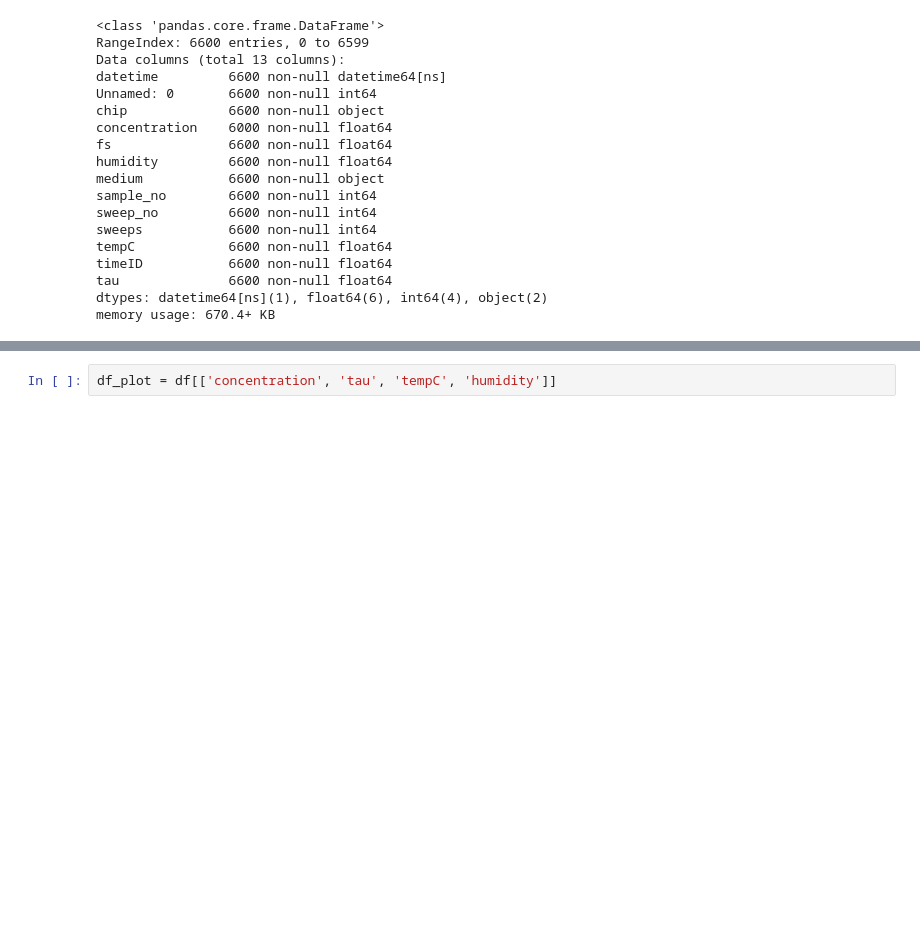
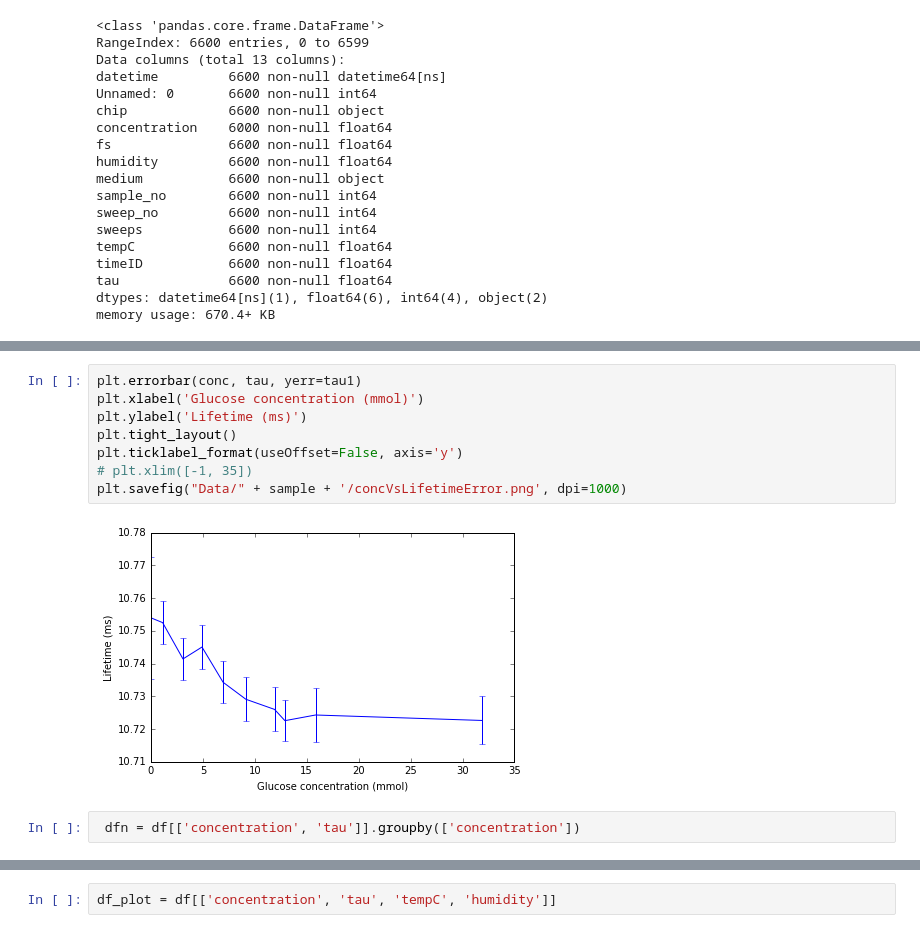
Before and after one commit to mn14tm/FlowCellPicoscope, a Jupyter notebook: BloodCSVAnalysis.ipynb, the cells around one changed output, grey strips where cells are left out. Drawn from its saved outputs; the diff is of its cells as text; blank space fills up the shorter version.

```diff
--- a/BloodCSVAnalysis.ipynb
+++ b/BloodCSVAnalysis.ipynb
@@ -58,0 +122,12 @@ memory usage: 670.4+ KB
+# %%
+plt.errorbar(conc, tau, yerr=tau1)
+plt.xlabel('Glucose concentration (mmol)')
+plt.ylabel('Lifetime (ms)')
+plt.tight_layout()
+plt.ticklabel_format(useOffset=False, axis='y')
+# plt.xlim([-1, 35])
+plt.savefig("Data/" + sample + '/concVsLifetimeError.png', dpi=1000)
+# %% [output]
+[figure, added]
+# %%
+ dfn = df[['concentration', 'tau']].groupby(['concentration'])
```
Also changed, not shown: parts of 10 cells of this notebook, 2 other files.
